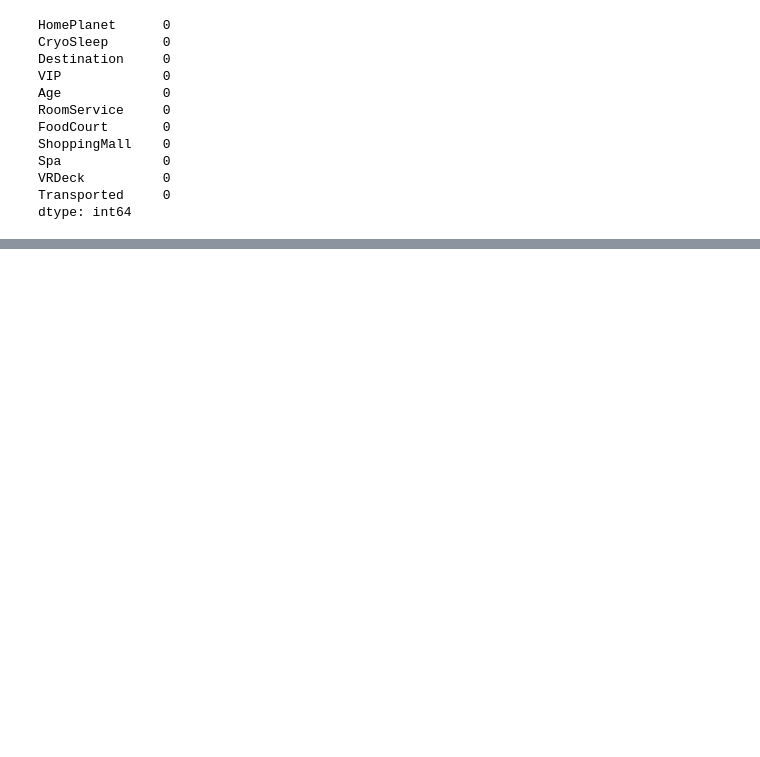
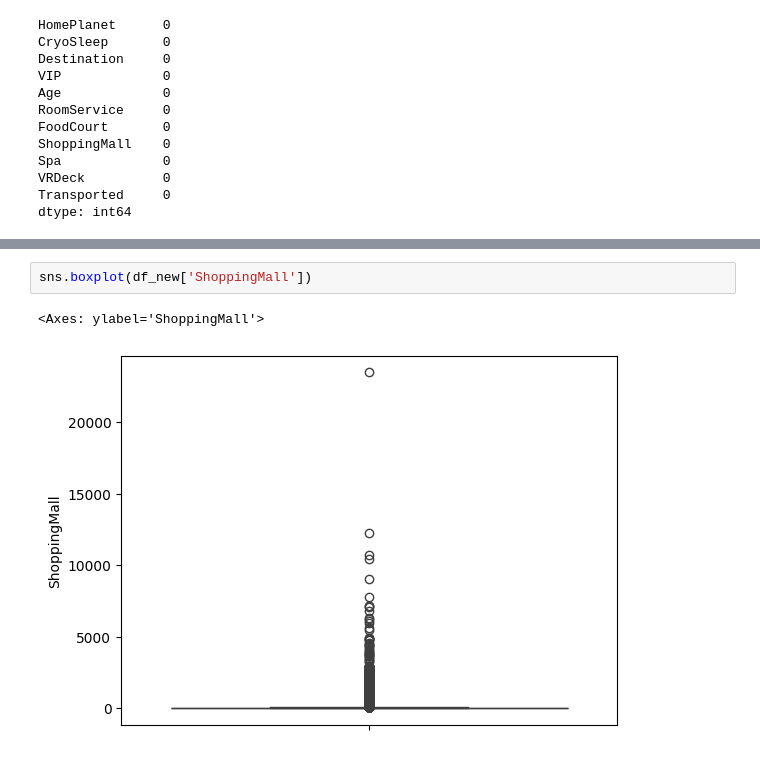
Before and after one commit to 7PAM2015-0509-2023TEAM1/Kaggle-Challenge, a Jupyter notebook: Kaggle_Challenge.ipynb, the cells around one changed output, grey strips where cells are left out. Saved outputs shown, nothing was run; the diff lists cells and outputs as text; blank space fills up the shorter version.

```diff
--- a/Kaggle_Challenge.ipynb
+++ b/Kaggle_Challenge.ipynb
@@ -484,0 +561,5 @@ dtype: int64
+# %%
+sns.boxplot(df_new['ShoppingMall'])
+# %% [output]
+<Axes: ylabel='ShoppingMall'>
+[figure, added]
```
Also changed, not shown: parts of 23 cells of this notebook.
